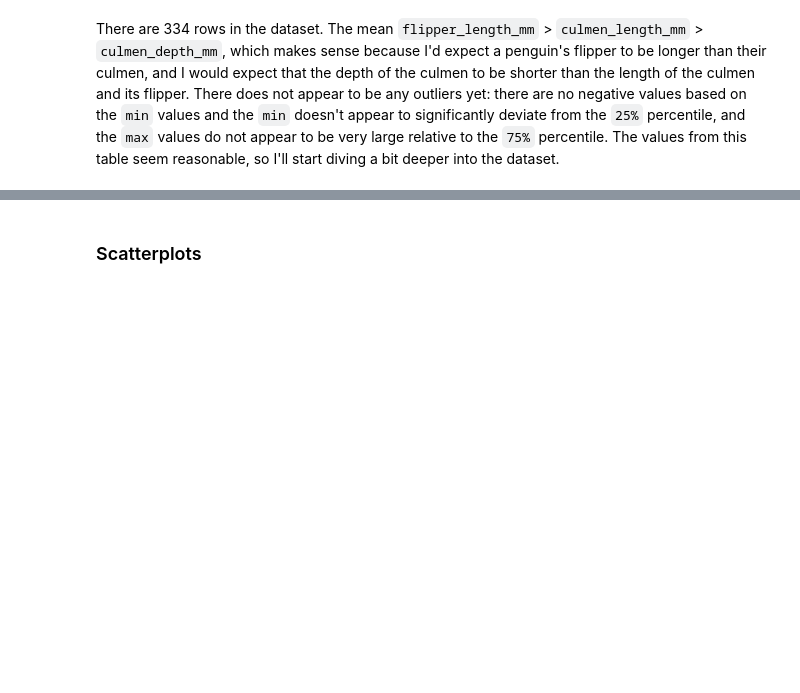
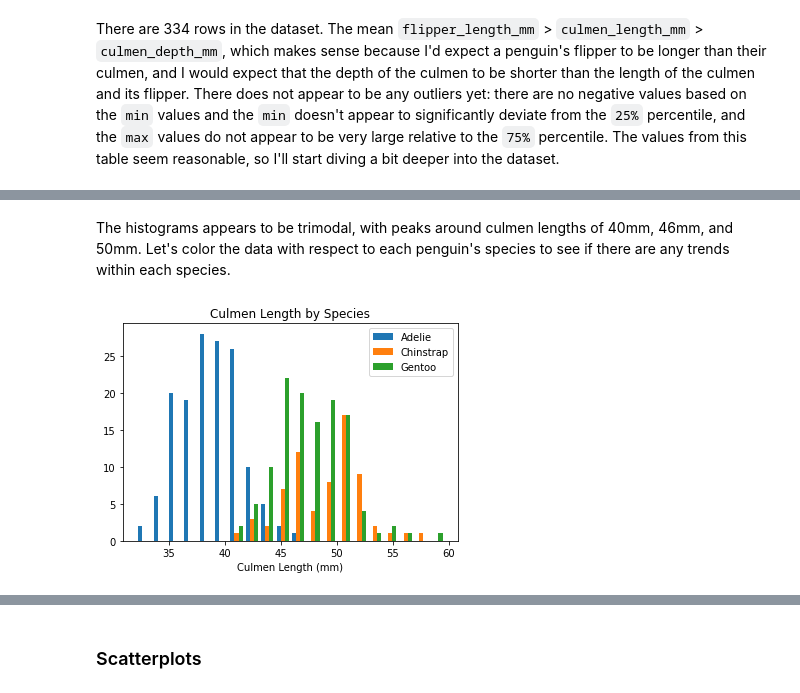
Before and after one commit to michaelhlavaty981/CSC630-Machine-Learning, a Jupyter notebook: Palmer_Penguins.ipynb, the cells around one changed output, grey strips where cells are left out. Drawn from its saved outputs; the diff is of its cells as text; code cells hidden in the pictures; blank space fills up the shorter version.

```diff
--- a/Palmer_Penguins.ipynb
+++ b/Palmer_Penguins.ipynb
@@ -90,0 +125,12 @@ There are 334 rows in the dataset. The mean `flipper_length_mm` > `culmen_length
+# %% [markdown]
+The histograms appears to be trimodal, with peaks around culmen lengths of 40mm, 46mm, and 50mm. Let's color the data with respect to each penguin's species to see if there are any trends within each species.
+# %%
+plt.hist([adelie.culmen_length_mm,chinstrap.culmen_length_mm,gentoo.culmen_length_mm],
+        label=['Adelie','Chinstrap','Gentoo'],
+        bins=20)
+plt.legend()
+plt.title("Culmen Length by Species")
+plt.xlabel("Culmen Length (mm)")
+plt.show()
+# %% [output]
+[figure, added]
```
Also changed, not shown: parts of 28 cells of this notebook.
